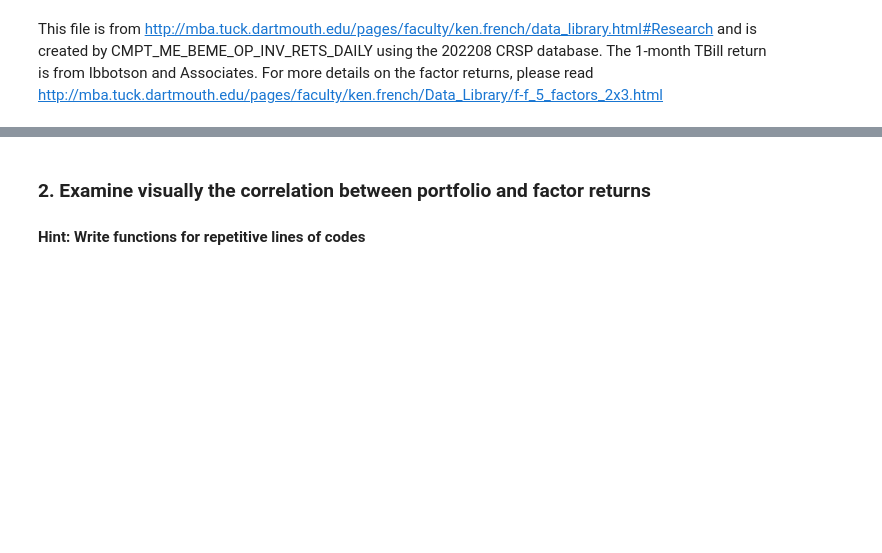
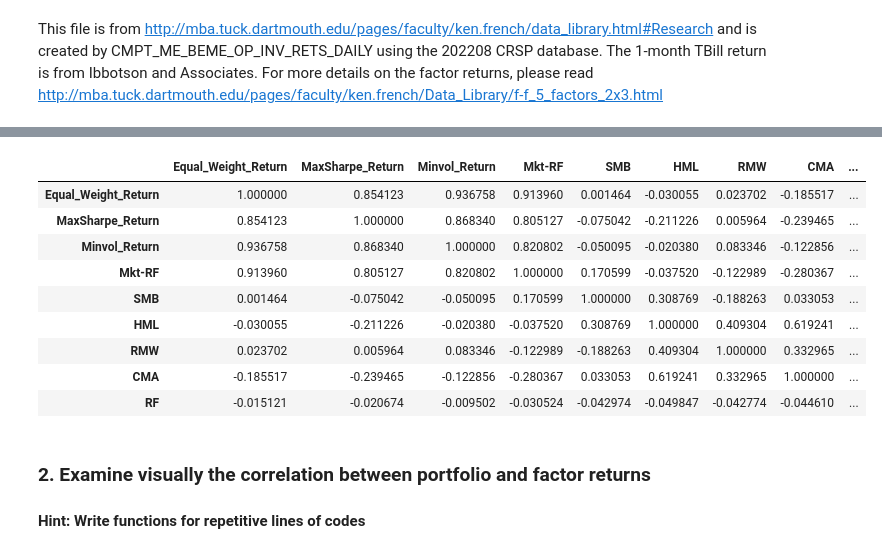
Before and after one commit to steveshao1213/Biz_Datalab4, a Jupyter notebook: Data Lab 4 Guide.ipynb, the cells around one changed output, grey strips where cells are left out. Drawn from its saved outputs; the diff is of its cells as text; code cells hidden in the pictures; blank space fills up the shorter version.

```diff
--- a/Data Lab 4 Guide.ipynb
+++ b/Data Lab 4 Guide.ipynb
@@ -218,7 +221,12 @@ memory usage: 814.6 KB
 # Inspect the last five observations
 
 factor_returns.tail(5)
-factor_returns.index = pd.to_datetime(factor_returns.index)
+factor_returns['Date'] = pd.to_datetime(factor_returns['Date'].astype(str), format = "%Y-%m-%d")
+factor_returns = factor_returns.set_index('Date')
+
+factor_returns.index = factor_returns.index.date
+portfolio_returns.index = pd.to_datetime(portfolio_returns.index, format = "%Y-%m-%d")
+portfolio_returns.index = portfolio_returns.index.date
 # %%
 # Merge portfolio daily returns with factor returns
-pd.concat([portfolio_returns, factor_returns[dt.datetime(2017,8,31):]], axis = 1)
+port_factor_return = pd.concat([portfolio_returns, factor_returns[dt.date(2017,8,31):]], axis = 1)
@@ -263,8 +243,20 @@ DatetimeIndex(['1970-01-01 00:00:00.019630701',
 # %%
 factors = ['Mkt-RF', 'SMB', 'HML', 'RMW', 'CMA']
 portfolio_return = ['portfolio_ew', 'portfolio_maxsharpe', 'portfolio_minvol']
 
 # Print correlation table. Hint use .corr()
+port_factor_return.corr()
+# %% [output]
+|  | Equal_Weight_Return | MaxSharpe_Return | Minvol_Return | Mkt-RF | SMB | HML | RMW | CMA | ... |
+| Equal_Weight_Return | 1.000000 | 0.854123 | 0.936758 | 0.913960 | 0.001464 | -0.030055 | 0.023702 | -0.185517 | ... |
+| MaxSharpe_Return | 0.854123 | 1.000000 | 0.868340 | 0.805127 | -0.075042 | -0.211226 | 0.005964 | -0.239465 | ... |
+| Minvol_Return | 0.936758 | 0.868340 | 1.000000 | 0.820802 | -0.050095 | -0.020380 | 0.083346 | -0.122856 | ... |
+| Mkt-RF | 0.913960 | 0.805127 | 0.820802 | 1.000000 | 0.170599 | -0.037520 | -0.122989 | -0.280367 | ... |
+| SMB | 0.001464 | -0.075042 | -0.050095 | 0.170599 | 1.000000 | 0.308769 | -0.188263 | 0.033053 | ... |
+| HML | -0.030055 | -0.211226 | -0.020380 | -0.037520 | 0.308769 | 1.000000 | 0.409304 | 0.619241 | ... |
+| RMW | 0.023702 | 0.005964 | 0.083346 | -0.122989 | -0.188263 | 0.409304 | 1.000000 | 0.332965 | ... |
+| CMA | -0.185517 | -0.239465 | -0.122856 | -0.280367 | 0.033053 | 0.619241 | 0.332965 | 1.000000 | ... |
+| RF | -0.015121 | -0.020674 | -0.009502 | -0.030524 | -0.042974 | -0.049847 | -0.042774 | -0.044610 | ... |
 # %% [markdown]
 ### 2. Examine visually the correlation between portfolio and factor returns
 
```
Also changed, not shown: parts of 9 cells of this notebook.
